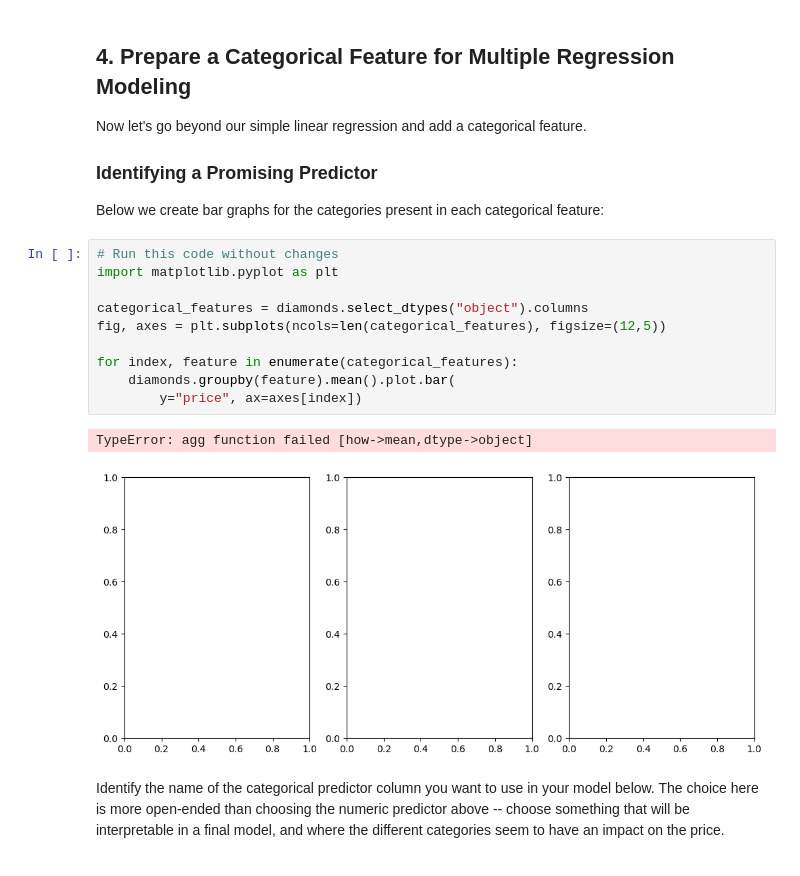
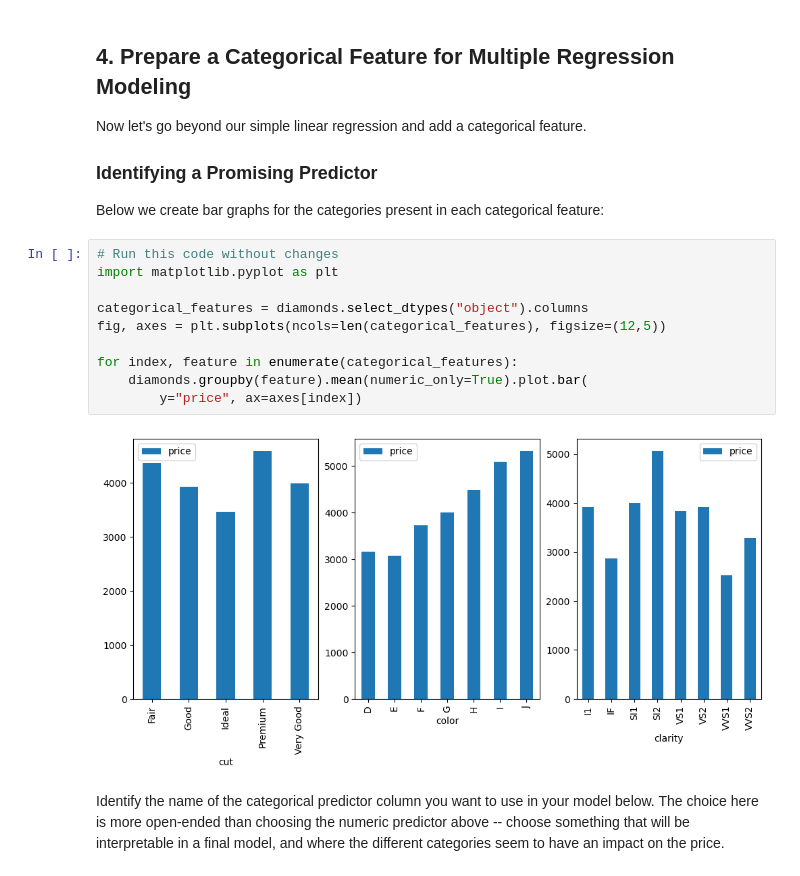
Before and after one commit to clydeochieng/dsc-multiple-regression-cumulative-lab, a Jupyter notebook: index.ipynb, the cells around one changed output. Cells and saved outputs as stored; diff of their text form.

```diff
--- a/index.ipynb
+++ b/index.ipynb
@@ -276,16 +276,15 @@ Below we create bar graphs for the categories present in each categorical featur
 # %%
 # Run this code without changes
 import matplotlib.pyplot as plt
 
 categorical_features = diamonds.select_dtypes("object").columns
 fig, axes = plt.subplots(ncols=len(categorical_features), figsize=(12,5))
 
 for index, feature in enumerate(categorical_features):
-    diamonds.groupby(feature).mean().plot.bar(
+    diamonds.groupby(feature).mean(numeric_only=True).plot.bar(
         y="price", ax=axes[index])
 # %% [output]
-TypeError: agg function failed [how->mean,dtype->object]
-[figure, old version]
+[figure, new version]
 # %% [markdown]
 Identify the name of the categorical predictor column you want to use in your model below. The choice here is more open-ended than choosing the numeric predictor above -- choose something that will be interpretable in a final model, and where the different categories seem to have an impact on the price.
 # %%
```
Also changed, not shown: parts of 2 cells of this notebook.
